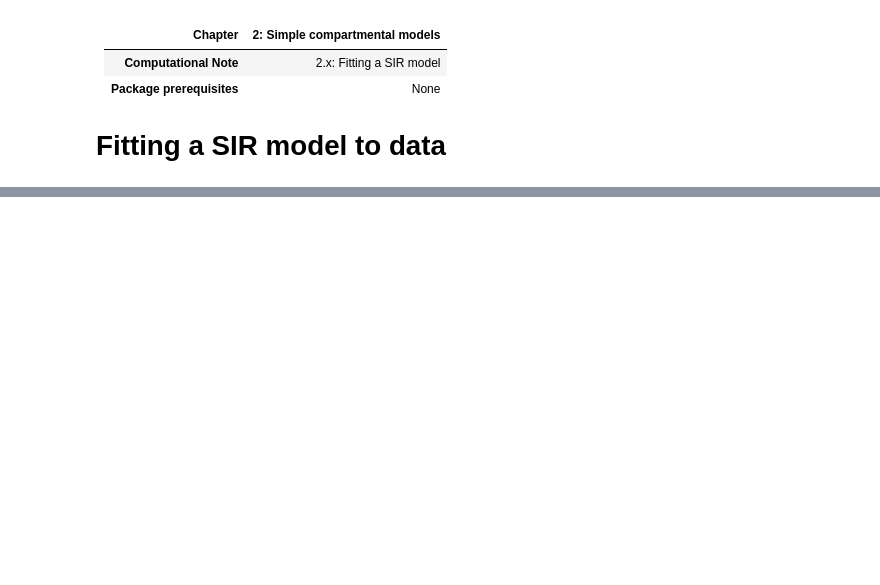
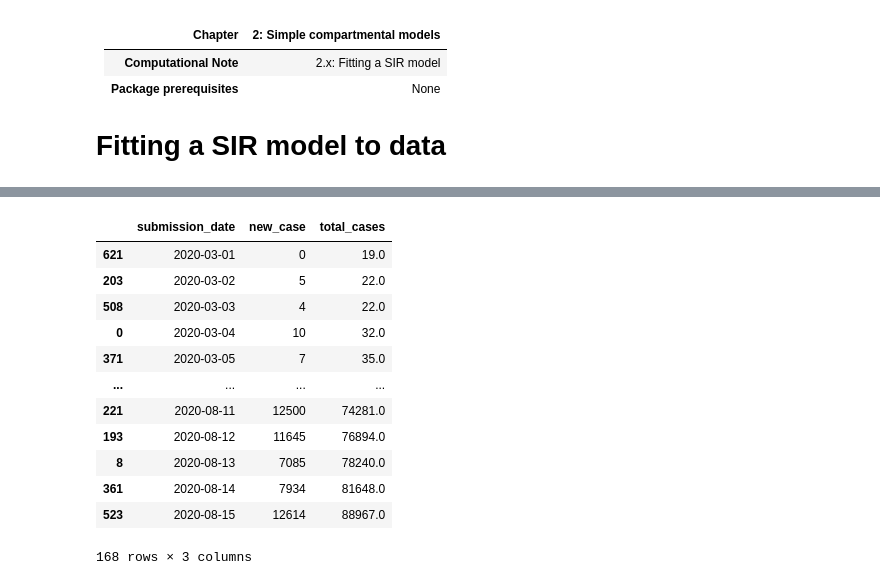
Before and after one commit to chrisvoncsefalvay/computational-infectious-disease, a Jupyter notebook: ch02/fitting_sir_to_data/SIR model fitting.ipynb, the cells around one changed output, grey strips where cells are left out. Cells and saved outputs as stored; diff of their text form; code cells hidden in the pictures; blank space fills up the shorter version.

```diff
--- a/ch02/fitting_sir_to_data/SIR model fitting.ipynb
+++ b/ch02/fitting_sir_to_data/SIR model fitting.ipynb
@@ -56,0 +24,26 @@ plt.show()
+# %%
+df = pd.read_csv("United_States_COVID-19_Cases_and_Deaths_by_State_over_Time.csv")
+# %%
+df = df[["submission_date", "new_case"]]
+df["submission_date"] = pd.to_datetime(df.submission_date)
+df = df.sort_values(by="submission_date")
+df["total_cases"] = df.new_case.rolling(10).sum()
+
+df_prediction = df[(df.submission_date >= "2020-08-15") & (df.submission_date <= "2020-11-01")]
+df = df[(df.submission_date >= "2020-03-01") & (df.submission_date <= "2020-08-15")]
+# %%
+df
+# %% [output]
+|  | submission_date | new_case | total_cases |
+| 621 | 2020-03-01 | 0 | 19.0 |
+| 203 | 2020-03-02 | 5 | 22.0 |
+| 508 | 2020-03-03 | 4 | 22.0 |
+| 0 | 2020-03-04 | 10 | 32.0 |
+| 371 | 2020-03-05 | 7 | 35.0 |
+| ... | ... | ... | ... |
+| 221 | 2020-08-11 | 12500 | 74281.0 |
+| 193 | 2020-08-12 | 11645 | 76894.0 |
+| 8 | 2020-08-13 | 7085 | 78240.0 |
+| 361 | 2020-08-14 | 7934 | 81648.0 |
+| 523 | 2020-08-15 | 12614 | 88967.0 |
+168 rows × 3 columns
```
Also changed, not shown: parts of 6 cells of this notebook.
